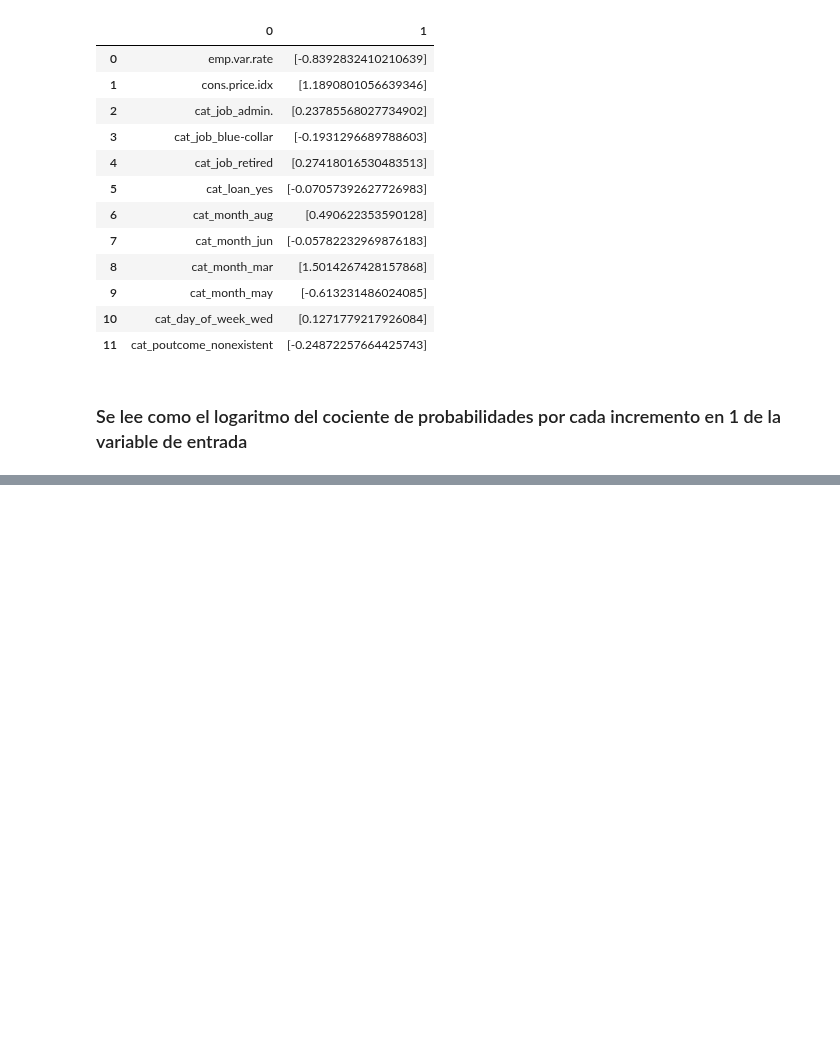
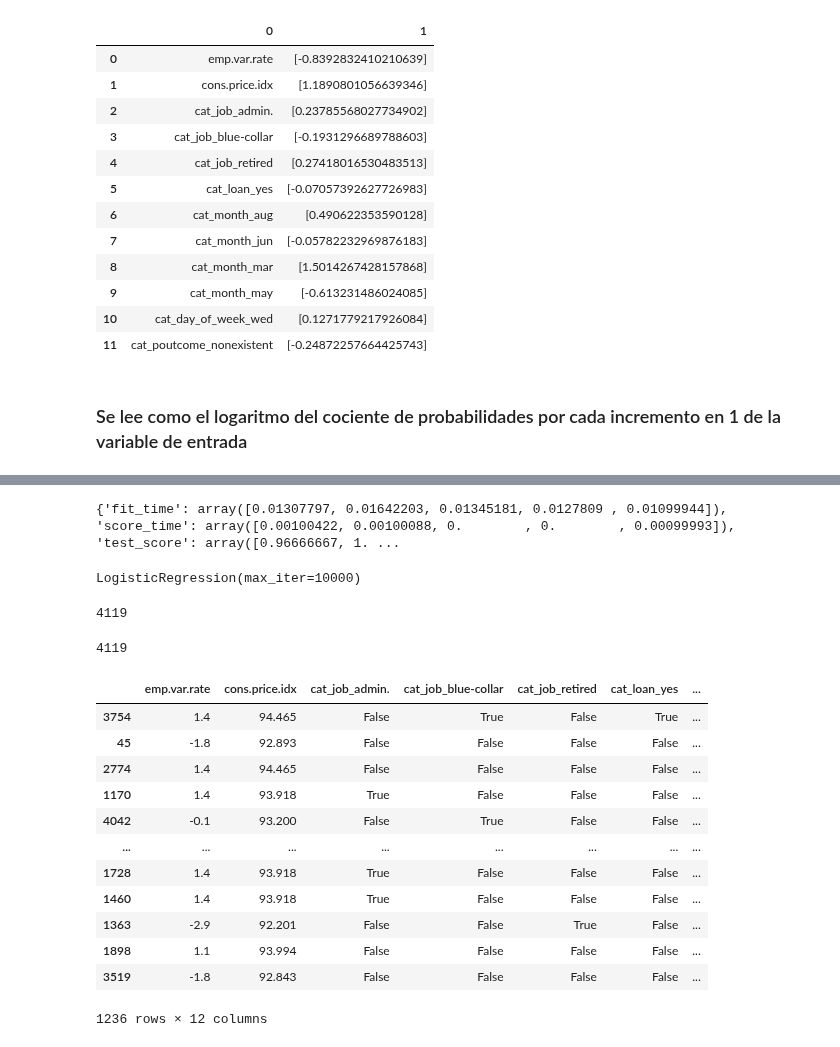
Before and after one commit to Chefi/python-ml-course, a Jupyter notebook: notebooks/Regresion Logistica Mi Notebook.ipynb, the cells around one changed output, grey strips where cells are left out. Saved outputs shown, nothing was run; the diff lists cells and outputs as text; code cells hidden in the pictures; blank space fills up the shorter version.

```diff
--- a/notebooks/Regresion Logistica Mi Notebook.ipynb
+++ b/notebooks/Regresion Logistica Mi Notebook.ipynb
@@ -1210,0 +1229,42 @@ pd.DataFrame(zip(X.columns, np.transpose(logit_model.coef_)))
+# %%
+# Perform 5-fold cross-validation
+cv_results = cross_validate(model, X, y, cv=5)
+
+# Print the results
+print(cv_results)
+# %% [output]
+{'fit_time': array([0.01307797, 0.01642203, 0.01345181, 0.0127809 , 0.01099944]), 'score_time': array([0.00100422, 0.00100088, 0.        , 0.        , 0.00099993]), 'test_score': array([0.96666667, 1. ...
+# %%
+X = bank_data[cols]
+Y = bank_data["y"]
+
+X_train, X_test, Y_train, Y_test = train_test_split(X,Y, test_size=0.3, random_state=0)
+# %%
+lm = linear_model.LogisticRegression(max_iter=10000)
+lm.fit(X_train, Y_train)
+# %% [output]
+LogisticRegression(max_iter=10000)
+# %%
+len(X_train) + len(X_test)
+# %% [output]
+4119
+# %%
+len(X)
+# %% [output]
+4119
+# %%
+X_test
+# %% [output]
+|  | emp.var.rate | cons.price.idx | cat_job_admin. | cat_job_blue-collar | cat_job_retired | cat_loan_yes | ... |
+| 3754 | 1.4 | 94.465 | False | True | False | True | ... |
+| 45 | -1.8 | 92.893 | False | False | False | False | ... |
+| 2774 | 1.4 | 94.465 | False | False | False | False | ... |
+| 1170 | 1.4 | 93.918 | True | False | False | False | ... |
+| 4042 | -0.1 | 93.200 | False | True | False | False | ... |
+| ... | ... | ... | ... | ... | ... | ... | ... |
+| 1728 | 1.4 | 93.918 | True | False | False | False | ... |
+| 1460 | 1.4 | 93.918 | True | False | False | False | ... |
+| 1363 | -2.9 | 92.201 | False | False | True | False | ... |
+| 1898 | 1.1 | 93.994 | False | False | False | False | ... |
+| 3519 | -1.8 | 92.843 | False | False | False | False | ... |
+1236 rows × 12 columns
```
Also changed, not shown: parts of 8 cells of this notebook.
